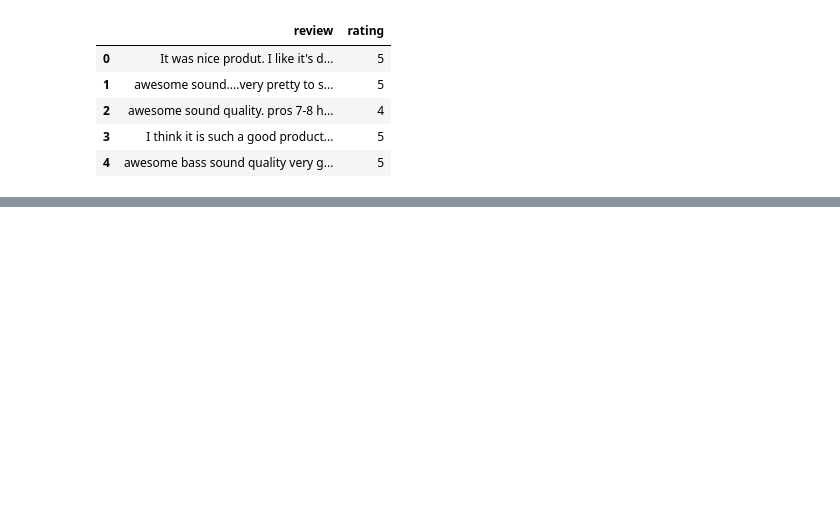
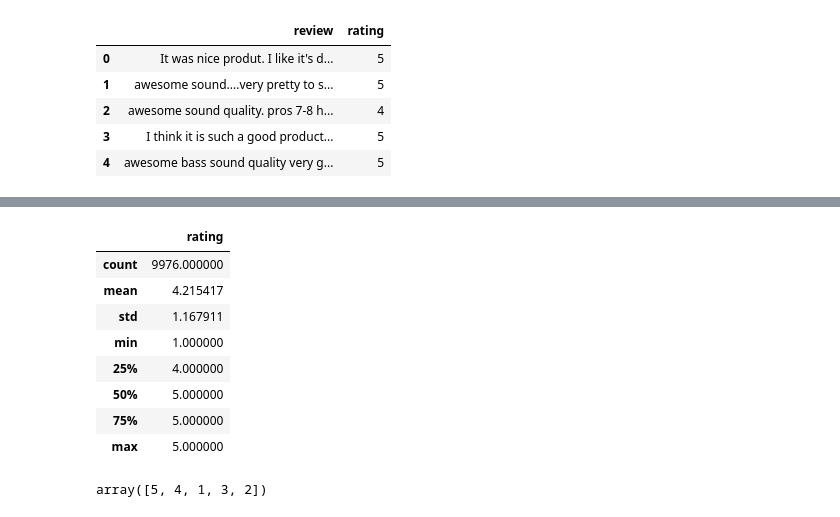
Before and after one commit to rizz045/Flipkart-Reviews-Sentiment-Analysis-using-Python, a Jupyter notebook: Flipkart_Reviews_Sentiment_Analysis_using_Python.ipynb, the cells around one changed output, grey strips where cells are left out. Drawn from its saved outputs; the diff is of its cells as text; code cells hidden in the pictures; blank space fills up the shorter version.

```diff
--- a/Flipkart_Reviews_Sentiment_Analysis_using_Python.ipynb
+++ b/Flipkart_Reviews_Sentiment_Analysis_using_Python.ipynb
@@ -32,0 +49,16 @@ df.head()
+# %%
+df.describe()
+# %% [output]
+|  | rating |
+| count | 9976.000000 |
+| mean | 4.215417 |
+| std | 1.167911 |
+| min | 1.000000 |
+| 25% | 4.000000 |
+| 50% | 5.000000 |
+| 75% | 5.000000 |
+| max | 5.000000 |
+# %%
+df['rating'].unique()
+# %% [output]
+array([5, 4, 1, 3, 2])
```
Also changed, not shown: parts of 13 cells of this notebook.
